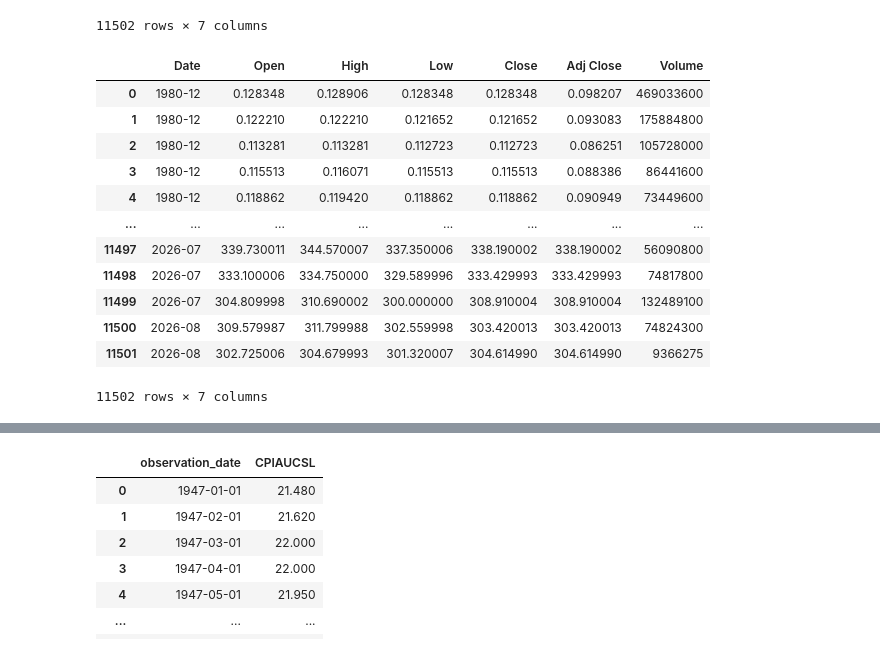
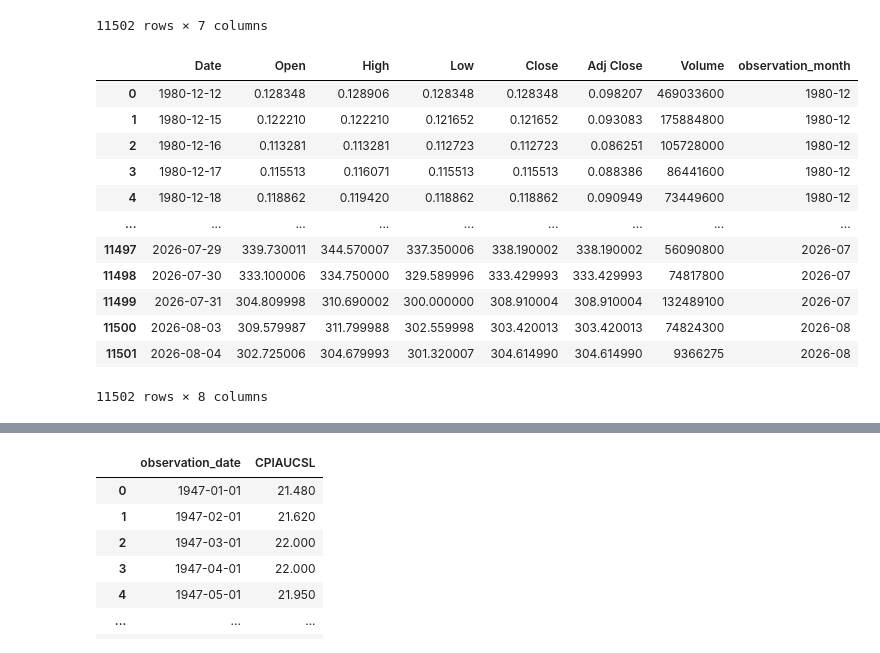
Before and after one commit to salioudunn11/MarketIQ, a Jupyter notebook: DataScience/Code/logistic_regression.ipynb, the cells around one changed output, grey strips where cells are left out. Cells and saved outputs as stored; diff of their text form; code cells hidden in the pictures.

```diff
--- a/DataScience/Code/logistic_regression.ipynb
+++ b/DataScience/Code/logistic_regression.ipynb
@@ -23,22 +25,25 @@ apple
 | 11501 | 2026-08-04 | 302.725006 | 304.679993 | 301.320007 | 304.614990 | 304.614990 | 9366275 |
 11502 rows × 7 columns
 # %%
-apple['Date'] = apple['Date'].str.extract(r'(\d{4}-\d{1,2})')
+# apple['Date'] = apple['Date'].str.extract(r'(\d{4}-\d{1,2})')
+# apple
+
+apple['observation_month'] = apple['Date'].str[:-3]
 apple
 # %% [output]
-|  | Date | Open | High | Low | Close | Adj Close | Volume |
-| 0 | 1980-12 | 0.128348 | 0.128906 | 0.128348 | 0.128348 | 0.098207 | 469033600 |
-| 1 | 1980-12 | 0.122210 | 0.122210 | 0.121652 | 0.121652 | 0.093083 | 175884800 |
-| 2 | 1980-12 | 0.113281 | 0.113281 | 0.112723 | 0.112723 | 0.086251 | 105728000 |
-| 3 | 1980-12 | 0.115513 | 0.116071 | 0.115513 | 0.115513 | 0.088386 | 86441600 |
-| 4 | 1980-12 | 0.118862 | 0.119420 | 0.118862 | 0.118862 | 0.090949 | 73449600 |
-| ... | ... | ... | ... | ... | ... | ... | ... |
-| 11497 | 2026-07 | 339.730011 | 344.570007 | 337.350006 | 338.190002 | 338.190002 | 56090800 |
-| 11498 | 2026-07 | 333.100006 | 334.750000 | 329.589996 | 333.429993 | 333.429993 | 74817800 |
-| 11499 | 2026-07 | 304.809998 | 310.690002 | 300.000000 | 308.910004 | 308.910004 | 132489100 |
-| 11500 | 2026-08 | 309.579987 | 311.799988 | 302.559998 | 303.420013 | 303.420013 | 74824300 |
-| 11501 | 2026-08 | 302.725006 | 304.679993 | 301.320007 | 304.614990 | 304.614990 | 9366275 |
+|  | Date | Open | High | Low | Close | Adj Close | Volume | observation_month |
+| 0 | 1980-12-12 | 0.128348 | 0.128906 | 0.128348 | 0.128348 | 0.098207 | 469033600 | 1980-12 |
+| 1 | 1980-12-15 | 0.122210 | 0.122210 | 0.121652 | 0.121652 | 0.093083 | 175884800 | 1980-12 |
+| 2 | 1980-12-16 | 0.113281 | 0.113281 | 0.112723 | 0.112723 | 0.086251 | 105728000 | 1980-12 |
+| 3 | 1980-12-17 | 0.115513 | 0.116071 | 0.115513 | 0.115513 | 0.088386 | 86441600 | 1980-12 |
+| 4 | 1980-12-18 | 0.118862 | 0.119420 | 0.118862 | 0.118862 | 0.090949 | 73449600 | 1980-12 |
+| ... | ... | ... | ... | ... | ... | ... | ... | ... |
+| 11497 | 2026-07-29 | 339.730011 | 344.570007 | 337.350006 | 338.190002 | 338.190002 | 56090800 | 2026-07 |
+| 11498 | 2026-07-30 | 333.100006 | 334.750000 | 329.589996 | 333.429993 | 333.429993 | 74817800 | 2026-07 |
+| 11499 | 2026-07-31 | 304.809998 | 310.690002 | 300.000000 | 308.910004 | 308.910004 | 132489100 | 2026-07 |
+| 11500 | 2026-08-03 | 309.579987 | 311.799988 | 302.559998 | 303.420013 | 303.420013 | 74824300 | 2026-08 |
+| 11501 | 2026-08-04 | 302.725006 | 304.679993 | 301.320007 | 304.614990 | 304.614990 | 9366275 | 2026-08 |
-11502 rows × 7 columns
+11502 rows × 8 columns
 # %%
 apple.dtypes
 # %% [output]
```
Also changed, not shown: parts of 17 cells of this notebook.
